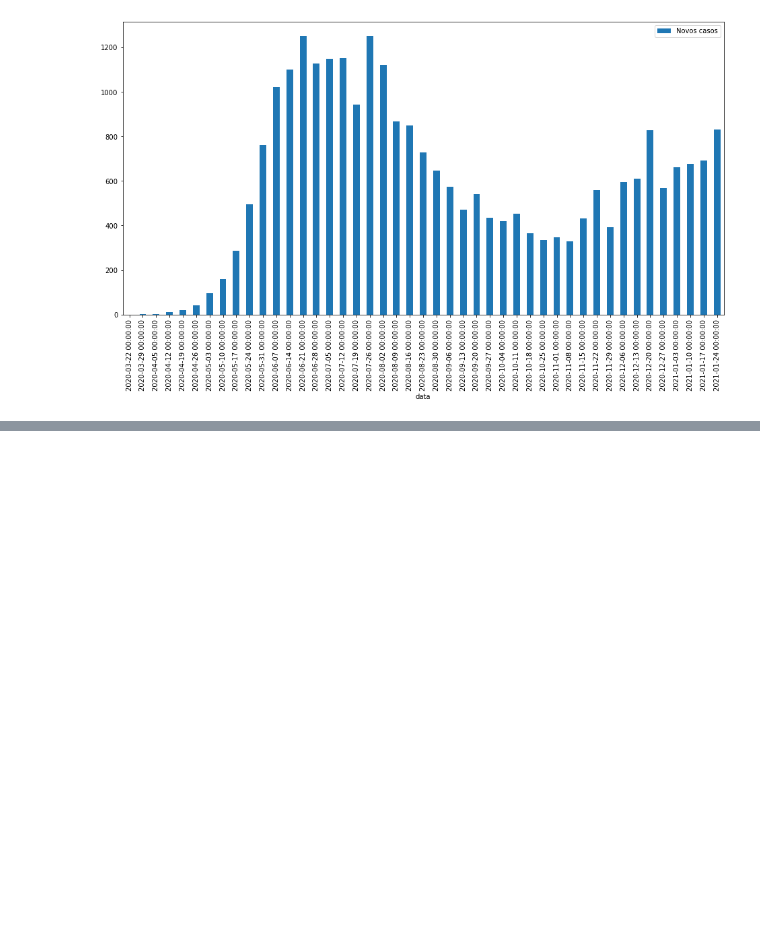
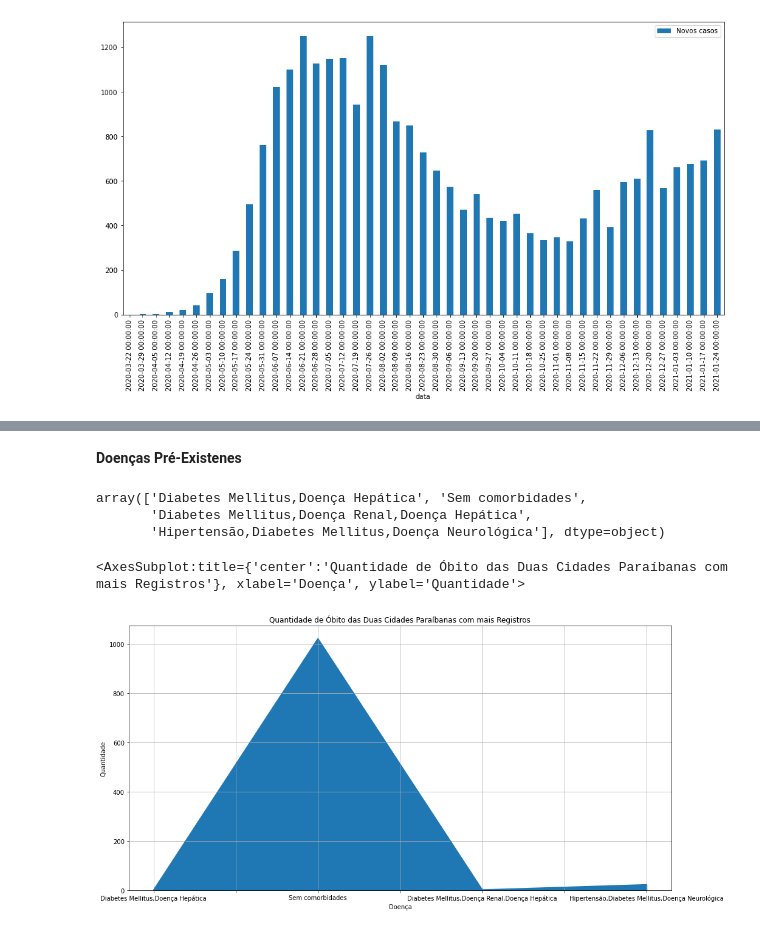
Before and after one commit to PETEletricaUFPB/intro_a_manipulacao_de_dados_com_python, a Jupyter notebook: notebooks/Aula 12- Manipulando dados da covid-19.ipynb, the cells around one changed output, grey strips where cells are left out. Cells and saved outputs as stored; diff of their text form; code cells hidden in the pictures; blank space fills up the shorter version.

```diff
--- a/notebooks/Aula 12- Manipulando dados da covid-19.ipynb
+++ b/notebooks/Aula 12- Manipulando dados da covid-19.ipynb
@@ -146,0 +220,24 @@ plt.legend(["Novos casos"])
+# %% [markdown]
+**Doenças Pré-Existenes**
+# %%
+doencas = obitos_covid['Doenças preexistentes'].unique()
+doencas = doencas[:4]
+# %%
+doencas
+# %% [output]
+array(['Diabetes Mellitus,Doença Hepática', 'Sem comorbidades',
+       'Diabetes Mellitus,Doença Renal,Doença Hepática',
+       'Hipertensão,Diabetes Mellitus,Doença Neurológica'], dtype=object)
+# %%
+doencas_obitos = obitos_covid.groupby(['Doenças preexistentes']).count()
+
+doencas_obitos.loc[doencas,'Idade'].plot.area(
+    title='Quantidade de Óbito das Duas Cidades Paraíbanas com mais Registros',
+    ylabel='Quantidade',
+    xlabel='Doença',
+    grid=True,
+    figsize=(16,8)
+)
+# %% [output]
+<AxesSubplot:title={'center':'Quantidade de Óbito das Duas Cidades Paraíbanas com mais Registros'}, xlabel='Doença', ylabel='Quantidade'>
+[figure, added]
```
Also changed, not shown: parts of 22 cells of this notebook.
